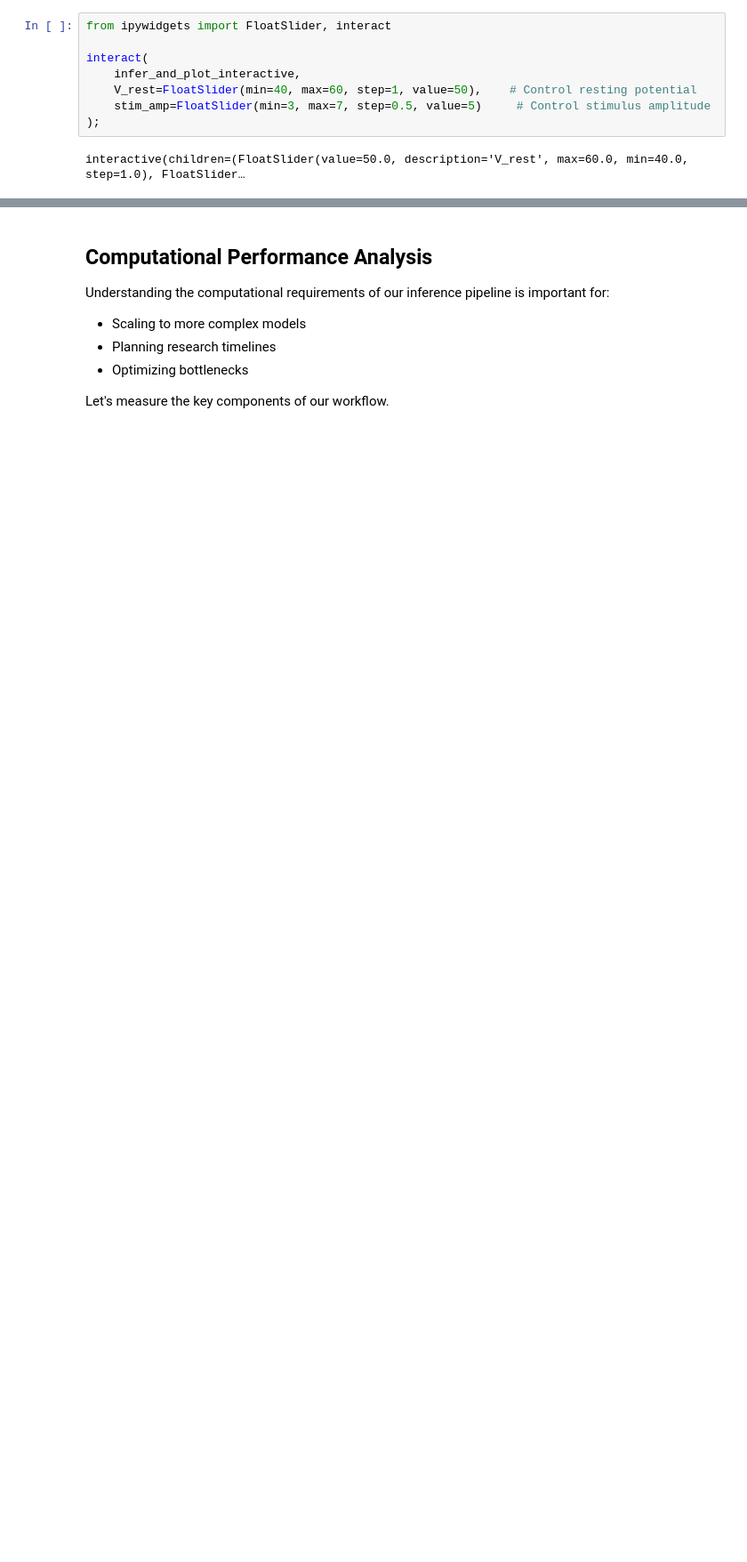
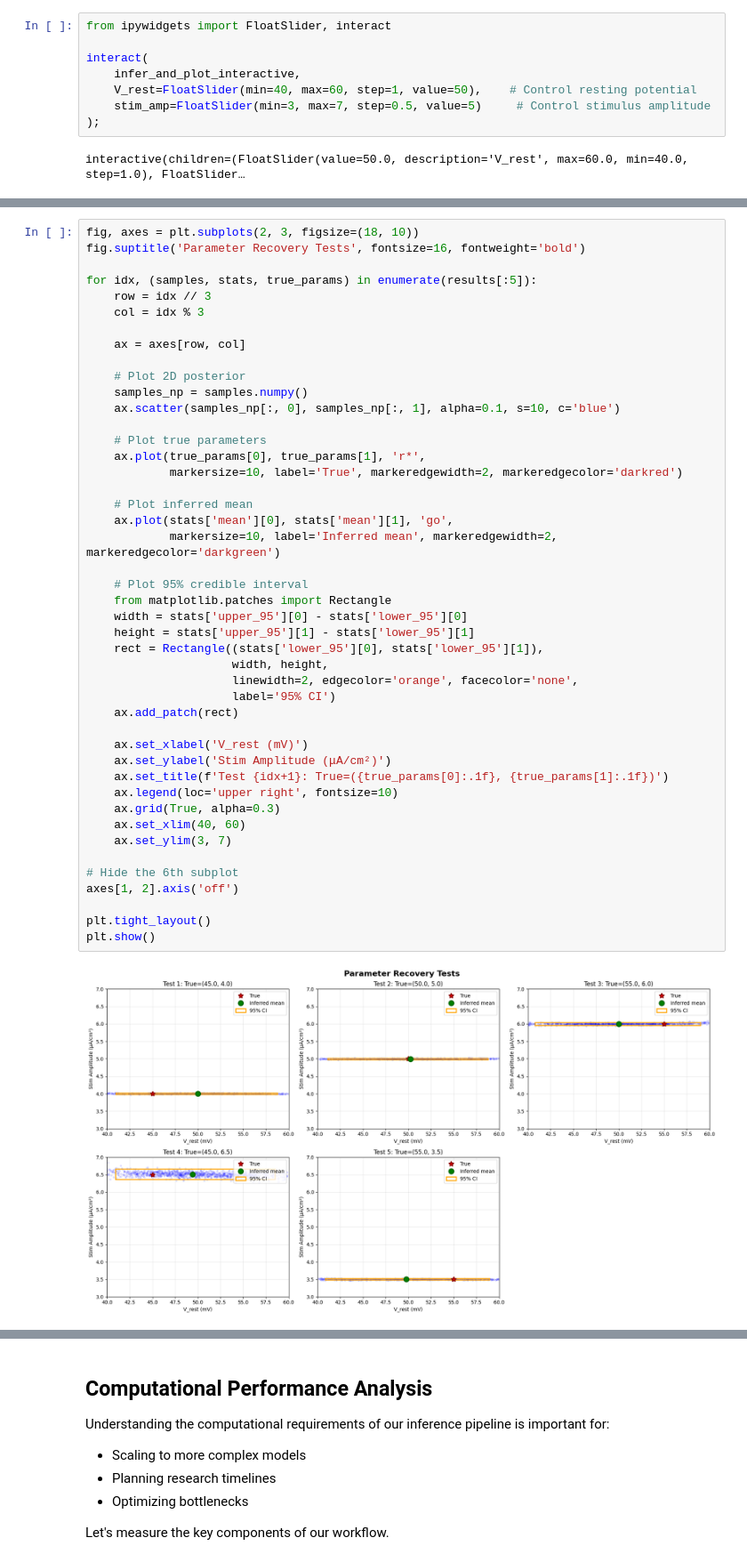
Before and after one commit to yibeisita/Hodgkin-Huxley-Simulation, a Jupyter notebook: 2_Bayesian_Inference.ipynb, the cells around one changed output, grey strips where cells are left out. Shown: that part at 89% size. Cells and saved outputs as stored; diff of their text form; blank space fills up the shorter version.

Commit message:
feat: posterior predictive cehcks in bayesian inference

```diff
--- a/2_Bayesian_Inference.ipynb
+++ b/2_Bayesian_Inference.ipynb
@@ -236,0 +360,47 @@ By examining the **posterior mean**, **variance**, and **shape**, we can:
+# %%
+fig, axes = plt.subplots(2, 3, figsize=(18, 10))
+fig.suptitle('Parameter Recovery Tests', fontsize=16, fontweight='bold')
+
+for idx, (samples, stats, true_params) in enumerate(results[:5]):
+    row = idx // 3
+    col = idx % 3
+
+    ax = axes[row, col]
+
+    # Plot 2D posterior
+    samples_np = samples.numpy()
+    ax.scatter(samples_np[:, 0], samples_np[:, 1], alpha=0.1, s=10, c='blue')
+
+    # Plot true parameters
+    ax.plot(true_params[0], true_params[1], 'r*',
+            markersize=10, label='True', markeredgewidth=2, markeredgecolor='darkred')
+
+    # Plot inferred mean
+    ax.plot(stats['mean'][0], stats['mean'][1], 'go',
+            markersize=10, label='Inferred mean', markeredgewidth=2, markeredgecolor='darkgreen')
+
+    # Plot 95% credible interval
+    from matplotlib.patches import Rectangle
+    width = stats['upper_95'][0] - stats['lower_95'][0]
+    height = stats['upper_95'][1] - stats['lower_95'][1]
+    rect = Rectangle((stats['lower_95'][0], stats['lower_95'][1]),
+                     width, height,
+                     linewidth=2, edgecolor='orange', facecolor='none',
+                     label='95% CI')
+    ax.add_patch(rect)
+
+    ax.set_xlabel('V_rest (mV)')
+    ax.set_ylabel('Stim Amplitude (μA/cm²)')
+    ax.set_title(f'Test {idx+1}: True=({true_params[0]:.1f}, {true_params[1]:.1f})')
+    ax.legend(loc='upper right', fontsize=10)
+    ax.grid(True, alpha=0.3)
+    ax.set_xlim(40, 60)
+    ax.set_ylim(3, 7)
+
+# Hide the 6th subplot
+axes[1, 2].axis('off')
+
+plt.tight_layout()
+plt.show()
+# %% [output]
+[figure, added]
```
Also changed, not shown: parts of 16 cells of this notebook, 1 other file.
